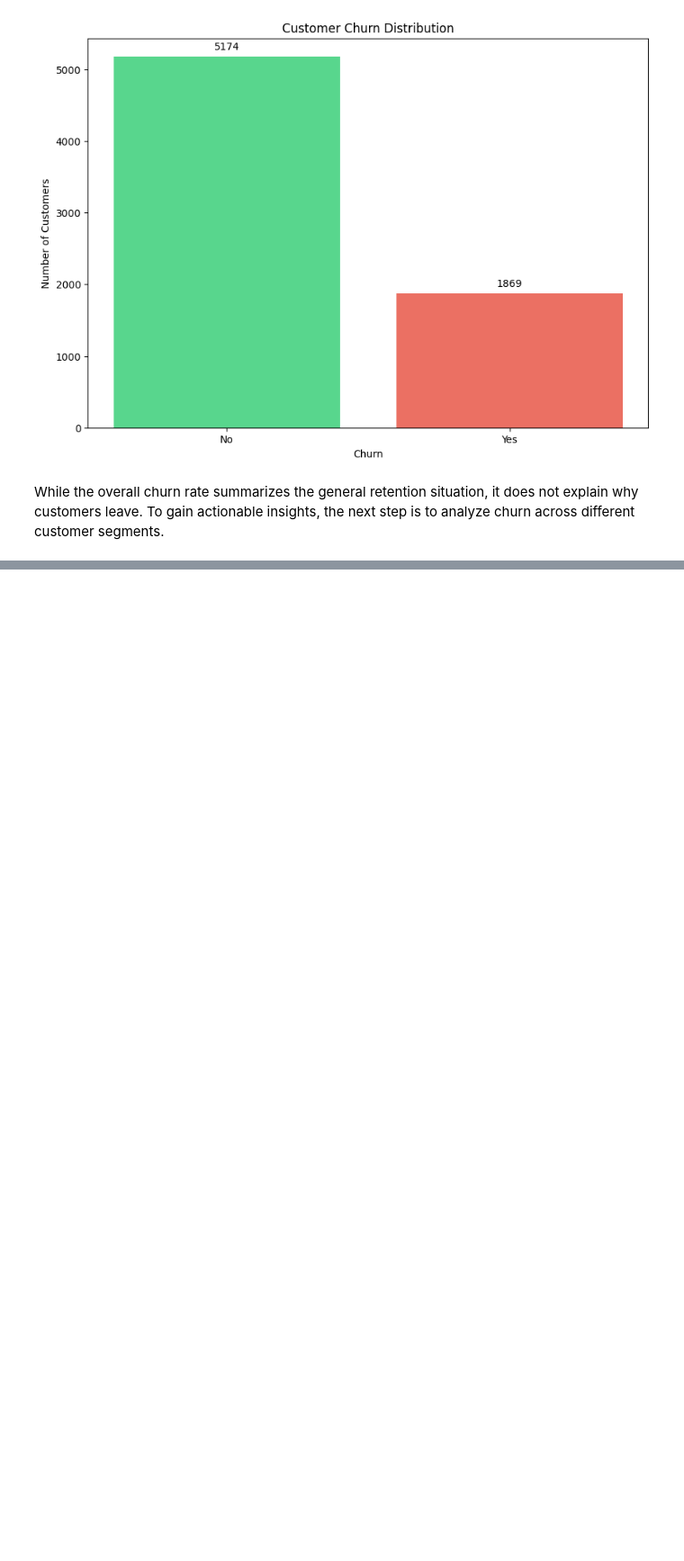
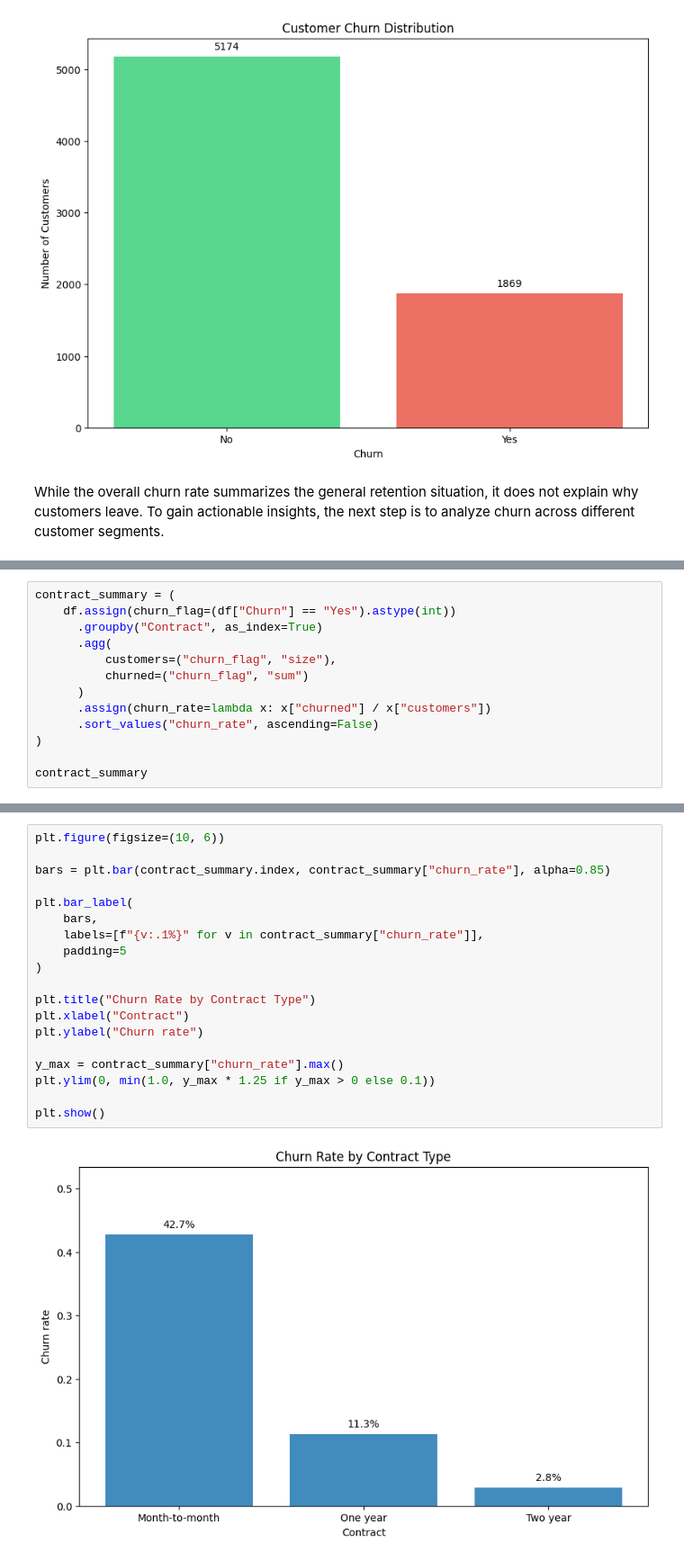
Before and after one commit to Zakat-pm/telecom-customer-churn-analysis, a Jupyter notebook: notebooks/01_data_overview.ipynb, the cells around one changed output, grey strips where cells are left out. Shown at 90% size. Drawn from its saved outputs; the diff is of its cells as text; blank space fills up the shorter version.

Commit message:
Add contract-based churn segmentation and insights

```diff
--- a/notebooks/01_data_overview.ipynb
+++ b/notebooks/01_data_overview.ipynb
@@ -169,0 +185,13 @@ To gain actionable insights, the next step is to analyze churn across different
+# %%
+contract_summary = (
+    df.assign(churn_flag=(df["Churn"] == "Yes").astype(int))
+      .groupby("Contract", as_index=True)
+      .agg(
+          customers=("churn_flag", "size"),
+          churned=("churn_flag", "sum")
+      )
+      .assign(churn_rate=lambda x: x["churned"] / x["customers"])
+      .sort_values("churn_rate", ascending=False)
+)
+
+contract_summary
@@ -169,0 +210,21 @@ To gain actionable insights, the next step is to analyze churn across different
+# %%
+plt.figure(figsize=(10, 6))
+
+bars = plt.bar(contract_summary.index, contract_summary["churn_rate"], alpha=0.85)
+
+plt.bar_label(
+    bars,
+    labels=[f"{v:.1%}" for v in contract_summary["churn_rate"]],
+    padding=5
+)
+
+plt.title("Churn Rate by Contract Type")
+plt.xlabel("Contract")
+plt.ylabel("Churn rate")
+
+y_max = contract_summary["churn_rate"].max()
+plt.ylim(0, min(1.0, y_max * 1.25 if y_max > 0 else 0.1))
+
+plt.show()
+# %% [output]
+[figure, added]
```
Also changed, not shown: parts of 5 cells of this notebook.
